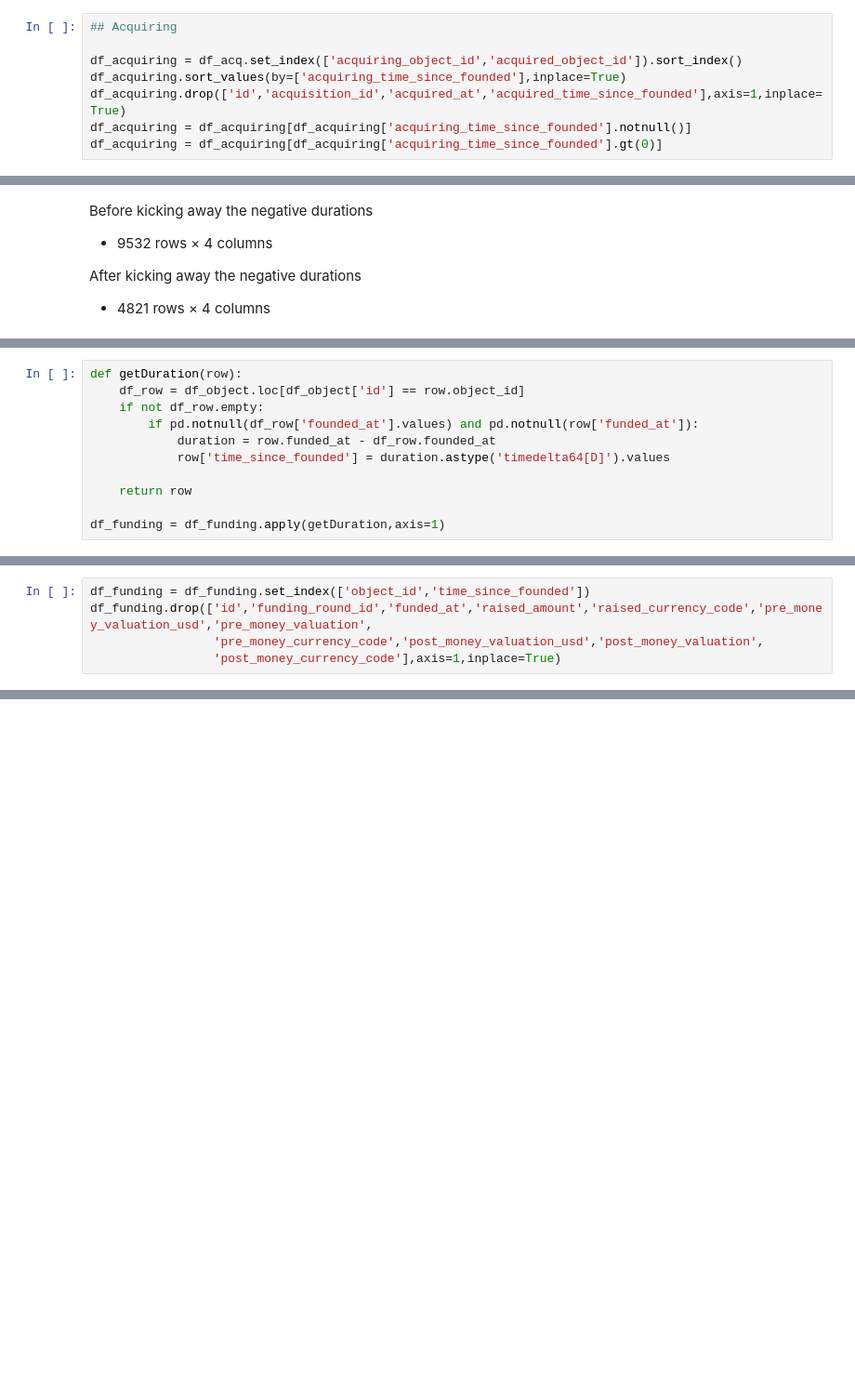
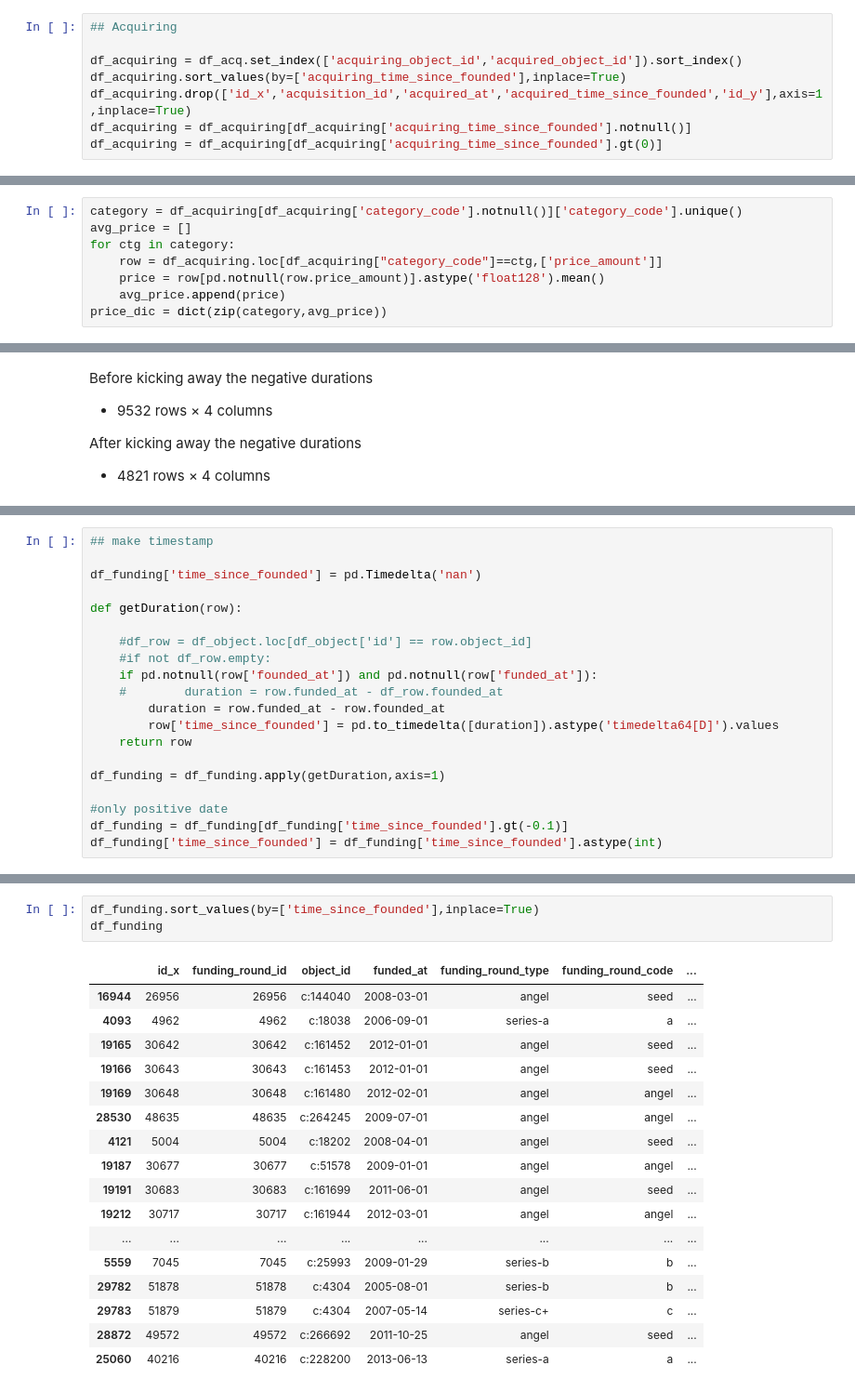
Before and after one commit to Zori-SMS/StartupPredicting, a Jupyter notebook: df_ipo_acq_funding_clean.ipynb, the cells around one changed output, grey strips where cells are left out. Shown at 93% size. Saved outputs shown, nothing was run; the diff lists cells and outputs as text; blank space fills up the shorter version.

```diff
--- a/df_ipo_acq_funding_clean.ipynb
+++ b/df_ipo_acq_funding_clean.ipynb
@@ -147,6 +171,6 @@ df_acq
 
 df_acquiring = df_acq.set_index(['acquiring_object_id','acquired_object_id']).sort_index()
 df_acquiring.sort_values(by=['acquiring_time_since_founded'],inplace=True)
-df_acquiring.drop(['id','acquisition_id','acquired_at','acquired_time_since_founded'],axis=1,inplace=True)
+df_acquiring.drop(['id_x','acquisition_id','acquired_at','acquired_time_since_founded','id_y'],axis=1,inplace=True)
 df_acquiring = df_acquiring[df_acquiring['acquiring_time_since_founded'].notnull()]
 df_acquiring = df_acquiring[df_acquiring['acquiring_time_since_founded'].gt(0)]
@@ -152,0 +179,8 @@ df_acquiring = df_acquiring[df_acquiring['acquiring_time_since_founded'].gt(0)]
+# %%
+category = df_acquiring[df_acquiring['category_code'].notnull()]['category_code'].unique()
+avg_price = []
+for ctg in category:
+    row = df_acquiring.loc[df_acquiring["category_code"]==ctg,['price_amount']]
+    price = row[pd.notnull(row.price_amount)].astype('float128').mean()
+    avg_price.append(price)
+price_dic = dict(zip(category,avg_price))
@@ -269,11 +341,20 @@ df_funding['time_since_founded'] = pd.Timedelta('nan')
 # %%
+## make timestamp
+
+df_funding['time_since_founded'] = pd.Timedelta('nan')
+
 def getDuration(row):
-    df_row = df_object.loc[df_object['id'] == row.object_id]
-    if not df_row.empty:
-        if pd.notnull(df_row['founded_at'].values) and pd.notnull(row['funded_at']):
-            duration = row.funded_at - df_row.founded_at
-            row['time_since_founded'] = duration.astype('timedelta64[D]').values
 
+    #df_row = df_object.loc[df_object['id'] == row.object_id]
+    #if not df_row.empty:
+    if pd.notnull(row['founded_at']) and pd.notnull(row['funded_at']):
+    #        duration = row.funded_at - df_row.founded_at
+        duration = row.funded_at - row.founded_at
+        row['time_since_founded'] = pd.to_timedelta([duration]).astype('timedelta64[D]').values
     return row
 
 df_funding = df_funding.apply(getDuration,axis=1)
+
+#only positive date
+df_funding = df_funding[df_funding['time_since_founded'].gt(-0.1)]
+df_funding['time_since_founded'] = df_funding['time_since_founded'].astype(int)
@@ -288,5 +360,0 @@ df_funding['time_since_founded'] = df_funding['time_since_founded'].astype(int)
-# %%
-df_funding = df_funding.set_index(['object_id','time_since_founded'])
-df_funding.drop(['id','funding_round_id','funded_at','raised_amount','raised_currency_code','pre_money_valuation_usd','pre_money_valuation',
-                 'pre_money_currency_code','post_money_valuation_usd','post_money_valuation',
-                 'post_money_currency_code'],axis=1,inplace=True)
@@ -314,0 +361,21 @@ df_funding
+# %%
+df_funding.sort_values(by=['time_since_founded'],inplace=True)
+df_funding
+# %% [output]
+|  | id_x | funding_round_id | object_id | funded_at | funding_round_type | funding_round_code | ... |
+| 16944 | 26956 | 26956 | c:144040 | 2008-03-01 | angel | seed | ... |
+| 4093 | 4962 | 4962 | c:18038 | 2006-09-01 | series-a | a | ... |
+| 19165 | 30642 | 30642 | c:161452 | 2012-01-01 | angel | seed | ... |
+| 19166 | 30643 | 30643 | c:161453 | 2012-01-01 | angel | seed | ... |
+| 19169 | 30648 | 30648 | c:161480 | 2012-02-01 | angel | angel | ... |
+| 28530 | 48635 | 48635 | c:264245 | 2009-07-01 | angel | angel | ... |
+| 4121 | 5004 | 5004 | c:18202 | 2008-04-01 | angel | seed | ... |
+| 19187 | 30677 | 30677 | c:51578 | 2009-01-01 | angel | angel | ... |
+| 19191 | 30683 | 30683 | c:161699 | 2011-06-01 | angel | seed | ... |
+| 19212 | 30717 | 30717 | c:161944 | 2012-03-01 | angel | angel | ... |
+| ... | ... | ... | ... | ... | ... | ... | ... |
+| 5559 | 7045 | 7045 | c:25993 | 2009-01-29 | series-b | b | ... |
+| 29782 | 51878 | 51878 | c:4304 | 2005-08-01 | series-b | b | ... |
+| 29783 | 51879 | 51879 | c:4304 | 2007-05-14 | series-c+ | c | ... |
+| 28872 | 49572 | 49572 | c:266692 | 2011-10-25 | angel | seed | ... |
+| 25060 | 40216 | 40216 | c:228200 | 2013-06-13 | series-a | a | ... |
```
Also changed, not shown: parts of 42 cells of this notebook, 5 other files.
